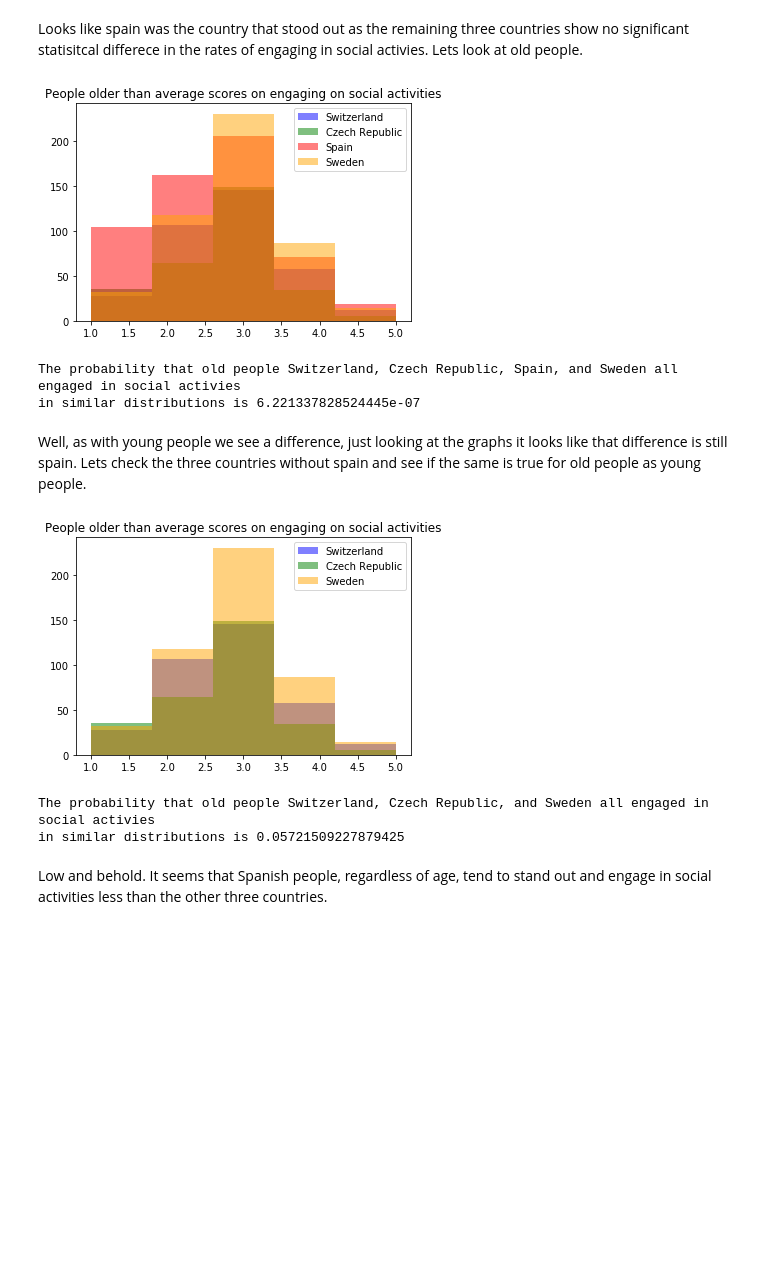
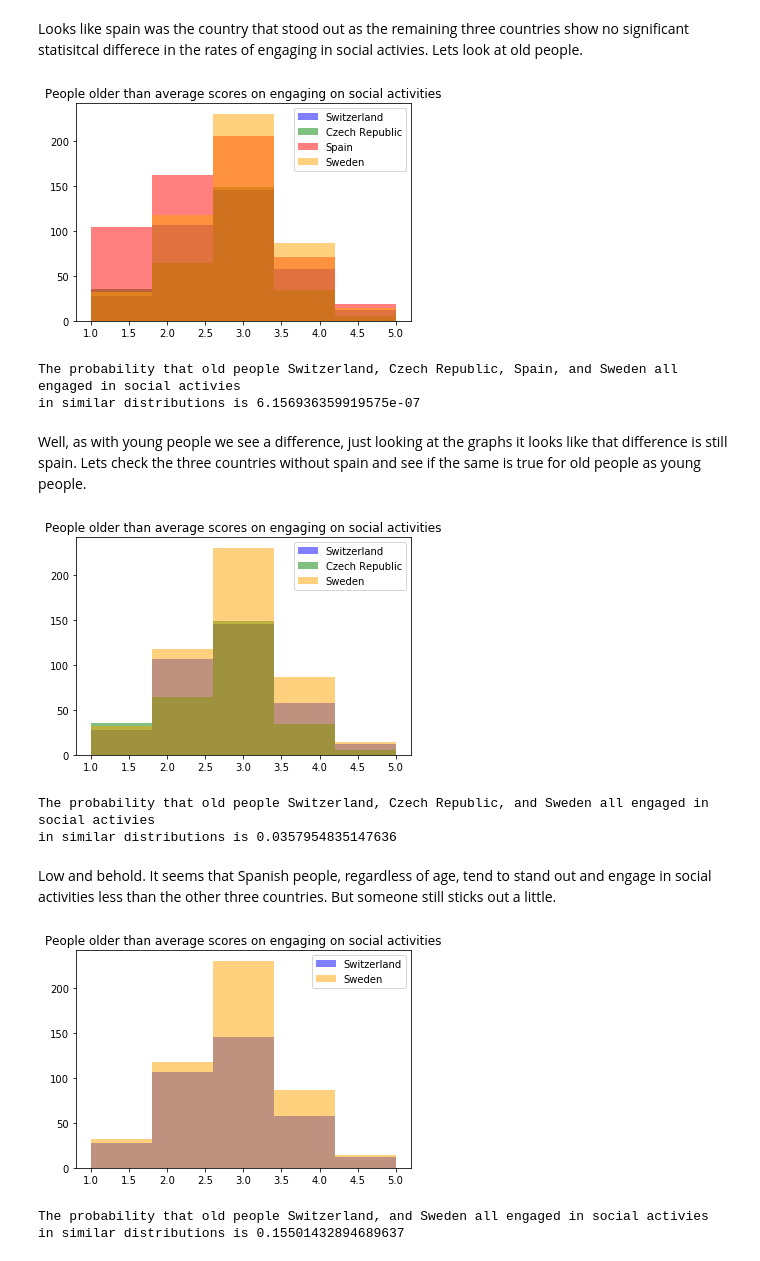
Before and after one commit to gurkpet/Thinkful-Lessons, a Jupyter notebook: Thinkful 5.5/Thinkful 5.5.4 ESS Data.ipynb, the cells around one changed output. Saved outputs shown, nothing was run; the diff lists cells and outputs as text; code cells hidden in the pictures; blank space fills up the shorter version.

Commit message:
Little more analysis on social activities.

```diff
--- a/Thinkful 5.5/Thinkful 5.5.4 ESS Data.ipynb
+++ b/Thinkful 5.5/Thinkful 5.5.4 ESS Data.ipynb
@@ -331,7 +331,7 @@ plt.title('People older than average scores on engaging on social activities')
 plt.legend()
 plt.show()
 
-statistic, pvalue = stats.kruskal(oldppl[oldppl.cntry == 'CH'].sclact,
+statistic, pvalue = stats.f_oneway(oldppl[oldppl.cntry == 'CH'].sclact,
                                   oldppl[oldppl.cntry == 'CZ'].sclact,
                                  oldppl[oldppl.cntry == 'ES'].sclact,
                                  oldppl[oldppl.cntry == 'SE'].sclact)
@@ -341,7 +341,7 @@ print('The probability that old people Switzerland, Czech Republic, Spain, and S
 # %% [output]
 [figure]
 The probability that old people Switzerland, Czech Republic, Spain, and Sweden all engaged in social activies
-in similar distributions is 6.221337828524445e-07
+in similar distributions is 6.156936359919575e-07
 # %% [markdown]
 Well, as with young people we see a difference, just looking at the graphs it looks like that difference is still spain.  Lets check the three countries without spain and see if the same is true for old people as young people.
 # %%
@@ -352,7 +352,7 @@ plt.title('People older than average scores on engaging on social activities')
 plt.legend()
 plt.show()
 
-statistic, pvalue = stats.kruskal(oldppl[oldppl.cntry == 'CH'].sclact,
+statistic, pvalue = stats.f_oneway(oldppl[oldppl.cntry == 'CH'].sclact,
                                   oldppl[oldppl.cntry == 'CZ'].sclact,
                                  oldppl[oldppl.cntry == 'SE'].sclact)
 
@@ -361,6 +361,23 @@ print('The probability that old people Switzerland, Czech Republic, and Sweden a
 # %% [output]
 [figure]
 The probability that old people Switzerland, Czech Republic, and Sweden all engaged in social activies
-in similar distributions is 0.05721509227879425
+in similar distributions is 0.0357954835147636
 # %% [markdown]
-Low and behold.  It seems that Spanish people, regardless of age, tend to stand out and engage in social activities less than the other three countries.
+Low and behold.  It seems that Spanish people, regardless of age, tend to stand out and engage in social activities less than the other three countries.  But someone still sticks out a little.
+# %%
+plt.hist(oldppl[oldppl.cntry == 'CH'].sclact, color = 'blue', alpha = 0.5, label = 'Switzerland', bins = 5)
+plt.hist(oldppl[oldppl.cntry == 'SE'].sclact, color = 'orange', alpha = 0.5, label = 'Sweden', bins = 5)
+plt.title('People older than average scores on engaging on social activities')
+plt.legend()
+plt.show()
+
+
+statistic, pvalue = stats.ttest_ind(oldppl[oldppl.cntry == 'CH'].sclact,
+                                 oldppl[oldppl.cntry == 'SE'].sclact)
+
+print('The probability that old people Switzerland, and Sweden all engaged in social activies \n' +
+      'in similar distributions is {}'.format(pvalue))
+# %% [output]
+[figure, added]
+The probability that old people Switzerland, and Sweden all engaged in social activies
+in similar distributions is 0.15501432894689637
```
Also changed, not shown: parts of 3 cells of this notebook.
